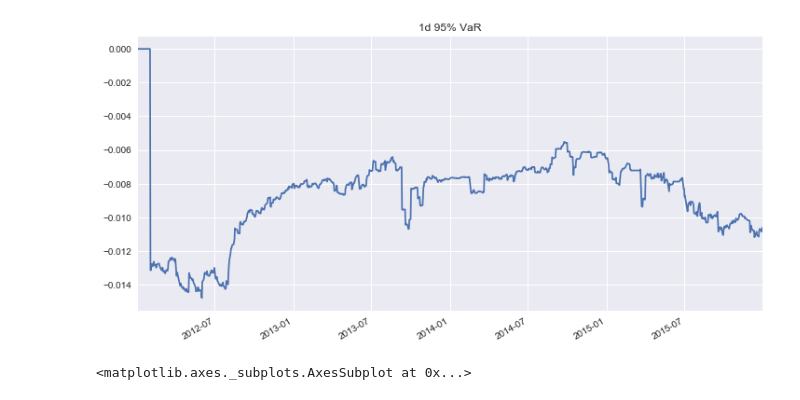
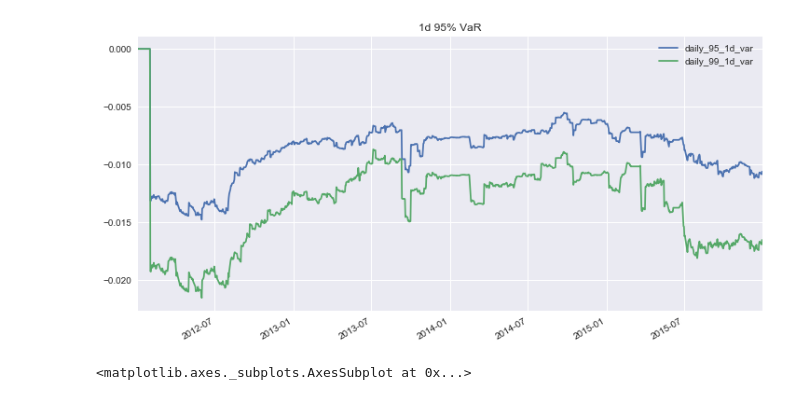
Before and after one commit to marketneutral/misc_research, a Jupyter notebook: algos/sim-plots.ipynb, the cells around one changed output. Saved outputs shown, nothing was run; the diff lists cells and outputs as text; code cells hidden in the pictures.

```diff
--- a/algos/sim-plots.ipynb
+++ b/algos/sim-plots.ipynb
@@ -31,9 +31,10 @@ df.tail(1).T
 | transactions | [] |
 | treasury_period_return | 0.0232 |
 # %%
-df.daily_95_1d_var.plot(title='1d 95% VaR');
+df.daily_95_1d_var.plot(title='1d 95% VaR', legend=True);
+df.daily_99_1d_var.plot(title='1d 95% VaR', legend=True);
 # %% [output]
-[figure, old version]
+[figure, new version]
 # %%
 df.portfolio_value.plot()
 # %% [output]
```
Also changed, not shown: parts of 1 cell of this notebook, 2 other files.
